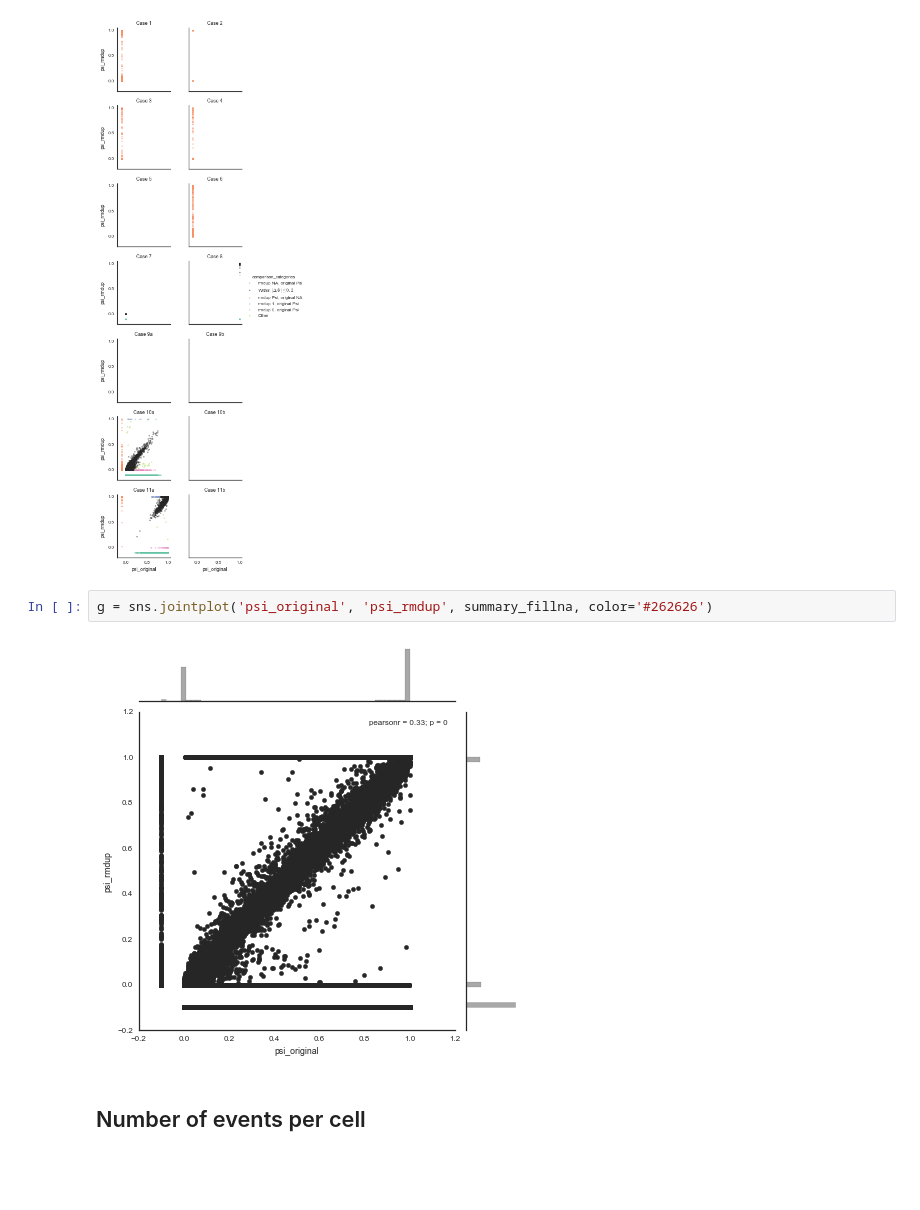
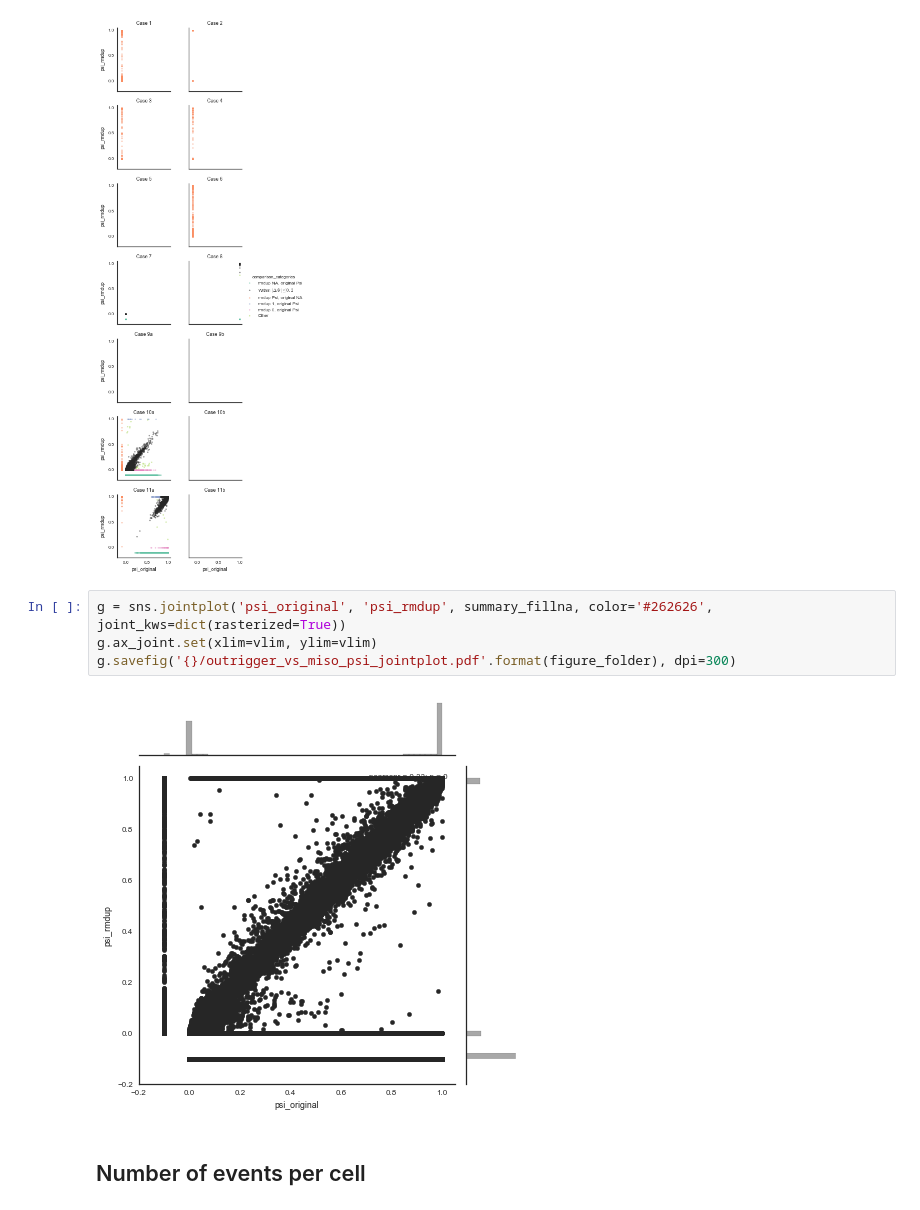
Before and after one commit to YeoLab/singlecell_pnm, a Jupyter notebook: 01_Figure_1/021_outrigger_vs_rmdup_percentages.ipynb, the cells around one changed output. Cells and saved outputs as stored; diff of their text form; blank space fills up the shorter version.

Commit message:
add jointplot

```diff
--- a/01_Figure_1/021_outrigger_vs_rmdup_percentages.ipynb
+++ b/01_Figure_1/021_outrigger_vs_rmdup_percentages.ipynb
@@ -283,9 +283,11 @@ g.savefig('{}/outrigger_vs_miso_psi_faceted_by_original_case_hue_na.pdf'.format(
 # %% [output]
 [figure]
 # %%
-g = sns.jointplot('psi_original', 'psi_rmdup', summary_fillna, color='#262626')
+g = sns.jointplot('psi_original', 'psi_rmdup', summary_fillna, color='#262626', joint_kws=dict(rasterized=True))
+g.ax_joint.set(xlim=vlim, ylim=vlim)
+g.savefig('{}/outrigger_vs_miso_psi_jointplot.pdf'.format(figure_folder), dpi=300)
 # %% [output]
-[figure, old version]
+[figure, new version]
 # %% [markdown]
 ## Number of events per cell
 # %%
```
Also changed, not shown: 2 other files.
